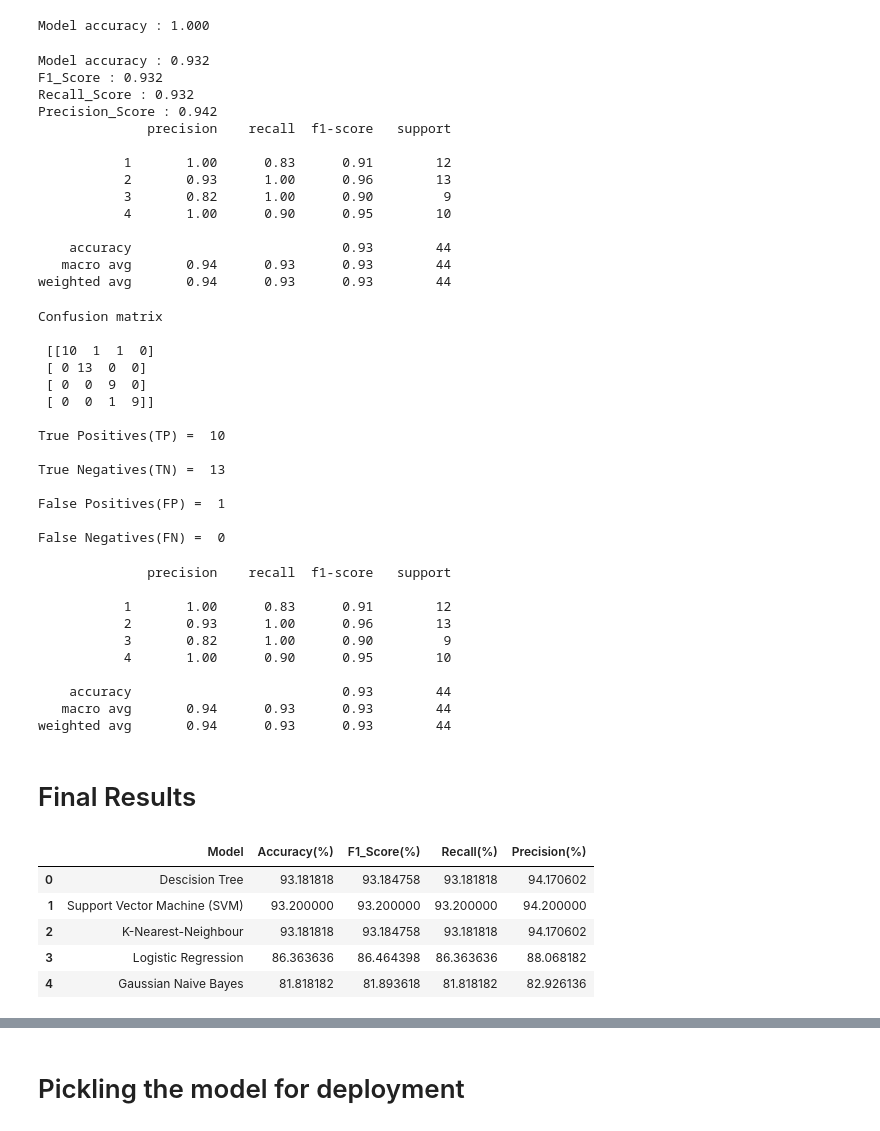
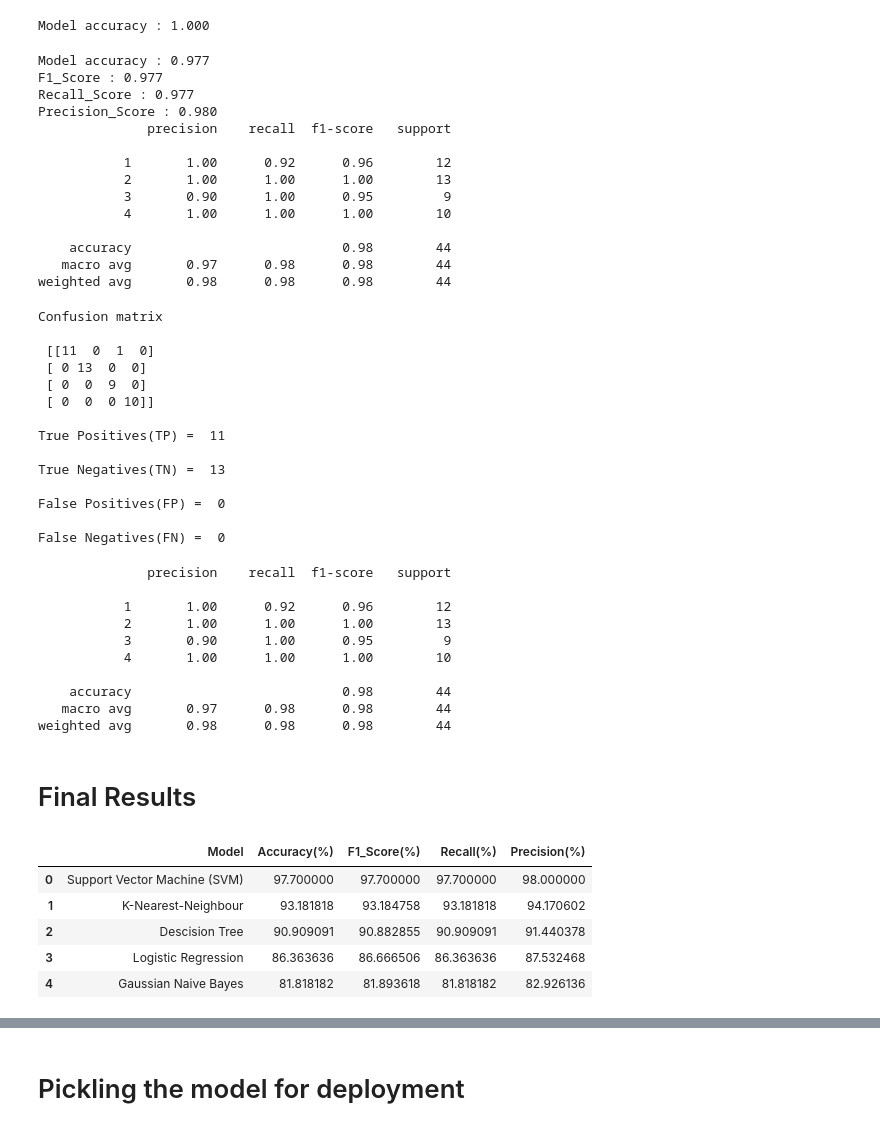
Before and after one commit to 130-SanaAsif/Machine-Learning-Algorithms-for-the-Prediction-of-Mental-Health-of-Drug-Abused-Individuals, a Jupyter notebook: main.ipynb, the cells around one changed output, grey strips where cells are left out. Drawn from its saved outputs; the diff is of its cells as text; code cells hidden in the pictures.

```diff
--- a/main.ipynb
+++ b/main.ipynb
@@ -671,3 +671,10 @@ print(X_test.shape,y_test.shape)
 # %% [output]
 (396, 21) (396,)
 (44, 21) (44,)
+# %%
+from sklearn.preprocessing import StandardScaler
+scaler = StandardScaler()
+# %%
+X_train=scaler.fit_transform(X_train)
+# %%
+X_test=scaler.fit_transform(X_test)
@@ -1165,20 +1211,20 @@ print('Recall_Score : {0:0.3f}'.format(svc_recall))
 print('Precision_Score : {0:0.3f}'.format(svc_precision))
 print(classification_report(y_test,Y_pred_test))
 # %% [output]
-Model accuracy : 0.932
-F1_Score : 0.932
-Recall_Score : 0.932
-Precision_Score : 0.942
+Model accuracy : 0.977
+F1_Score : 0.977
+Recall_Score : 0.977
+Precision_Score : 0.980
               precision    recall  f1-score   support
 
-           1       1.00      0.83      0.91        12
-           2       0.93      1.00      0.96        13
-           3       0.82      1.00      0.90         9
-           4       1.00      0.90      0.95        10
+           1       1.00      0.92      0.96        12
+           2       1.00      1.00      1.00        13
+           3       0.90      1.00      0.95         9
+           4       1.00      1.00      1.00        10
 
-    accuracy                           0.93        44
-   macro avg       0.94      0.93      0.93        44
-weighted avg       0.94      0.93      0.93        44
+    accuracy                           0.98        44
+   macro avg       0.97      0.98      0.98        44
+weighted avg       0.98      0.98      0.98        44
 # %%
 cm1 = confusion_matrix(y_test, Y_pred_test)
 
@@ -1194,16 +1240,16 @@ print('\nFalse Negatives(FN) = ', cm1[1,0])
 # %% [output]
 Confusion matrix
 
- [[10  1  1  0]
+ [[11  0  1  0]
  [ 0 13  0  0]
  [ 0  0  9  0]
- [ 0  0  1  9]]
+ [ 0  0  0 10]]
 
-True Positives(TP) =  10
+True Positives(TP) =  11
 
 True Negatives(TN) =  13
 
-False Positives(FP) =  1
+False Positives(FP) =  0
 
 False Negatives(FN) =  0
 # %%
@@ -1211,34 +1257,34 @@ print(classification_report(y_test,Y_pred_test))
 # %% [output]
               precision    recall  f1-score   support
 
-           1       1.00      0.83      0.91        12
-           2       0.93      1.00      0.96        13
-           3       0.82      1.00      0.90         9
-           4       1.00      0.90      0.95        10
+           1       1.00      0.92      0.96        12
+           2       1.00      1.00      1.00        13
+           3       0.90      1.00      0.95         9
+           4       1.00      1.00      1.00        10
 
-    accuracy                           0.93        44
-   macro avg       0.94      0.93      0.93        44
-weighted avg       0.94      0.93      0.93        44
+    accuracy                           0.98        44
+   macro avg       0.97      0.98      0.98        44
+weighted avg       0.98      0.98      0.98        44
 # %% [markdown]
 # Final Results
 # %%
 Result = {
-            'Model' : ['Descision Tree','Support Vector Machine (SVM)', 'K-Nearest-Neighbour',
+            'Model' : ['Support Vector Machine (SVM)','K-Nearest-Neighbour','Descision Tree',
                        'Logistic Regression','Gaussian Naive Bayes'],
-            'Accuracy(%)' : [dt_acc*100,svc_acc*100, knn_acc*100, lr_acc*100, nb_acc*100],
-            'F1_Score(%)' : [dt_f1*100,svc_F1*100, knn_f1*100,  lr_f1*100, nb_f1*100],
-            'Recall(%)' : [dt_recall*100, svc_recall*100, knn_recall*100, lr_recall*100, nb_recall*100],
-            'Precision(%)' : [dt_precision*100, svc_precision*100, knn_precision*100, lr_precision*100, nb_precision*100]
+            'Accuracy(%)' : [svc_acc*100,knn_acc*100,dt_acc*100, lr_acc*100, nb_acc*100],
+            'F1_Score(%)' : [svc_F1*100,knn_f1*100,dt_f1*100,lr_f1*100, nb_f1*100],
+            'Recall(%)' : [svc_recall*100,knn_recall*100,dt_recall*100,lr_recall*100, nb_recall*100],
+            'Precision(%)' : [svc_precision*100, knn_precision*100, dt_precision*100,lr_precision*100, nb_precision*100]
         }
 
 final_result = pd.DataFrame(Result)
 final_result
 # %% [output]
 |  | Model | Accuracy(%) | F1_Score(%) | Recall(%) | Precision(%) |
-| 0 | Descision Tree | 93.181818 | 93.184758 | 93.181818 | 94.170602 |
-| 1 | Support Vector Machine (SVM) | 93.200000 | 93.200000 | 93.200000 | 94.200000 |
-| 2 | K-Nearest-Neighbour | 93.181818 | 93.184758 | 93.181818 | 94.170602 |
-| 3 | Logistic Regression | 86.363636 | 86.464398 | 86.363636 | 88.068182 |
+| 0 | Support Vector Machine (SVM) | 97.700000 | 97.700000 | 97.700000 | 98.000000 |
+| 1 | K-Nearest-Neighbour | 93.181818 | 93.184758 | 93.181818 | 94.170602 |
+| 2 | Descision Tree | 90.909091 | 90.882855 | 90.909091 | 91.440378 |
+| 3 | Logistic Regression | 86.363636 | 86.666506 | 86.363636 | 87.532468 |
 | 4 | Gaussian Naive Bayes | 81.818182 | 81.893618 | 81.818182 | 82.926136 |
 # %%
 import seaborn as sns
```
Also changed, not shown: parts of 20 cells of this notebook, 4 other files.
